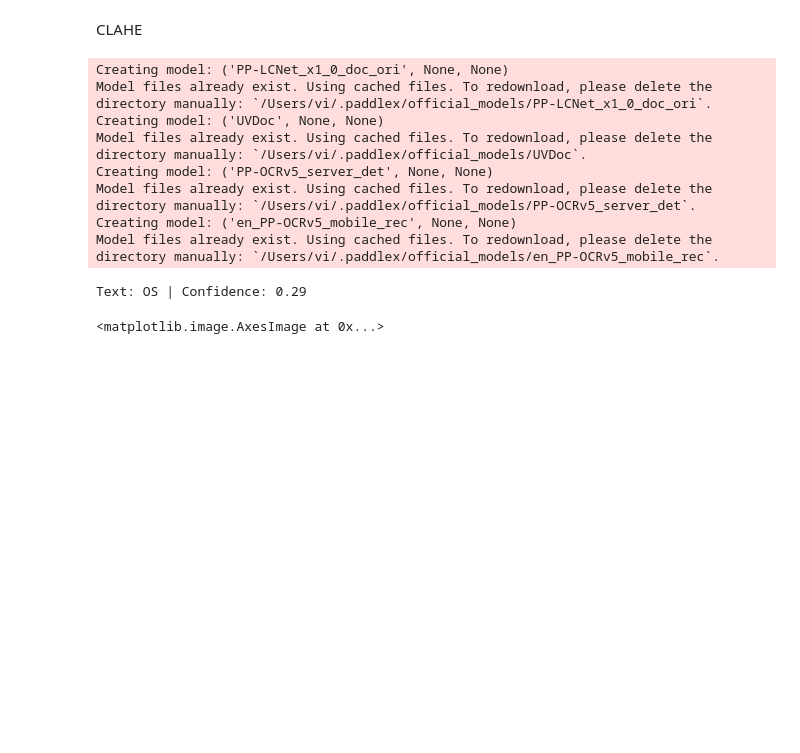
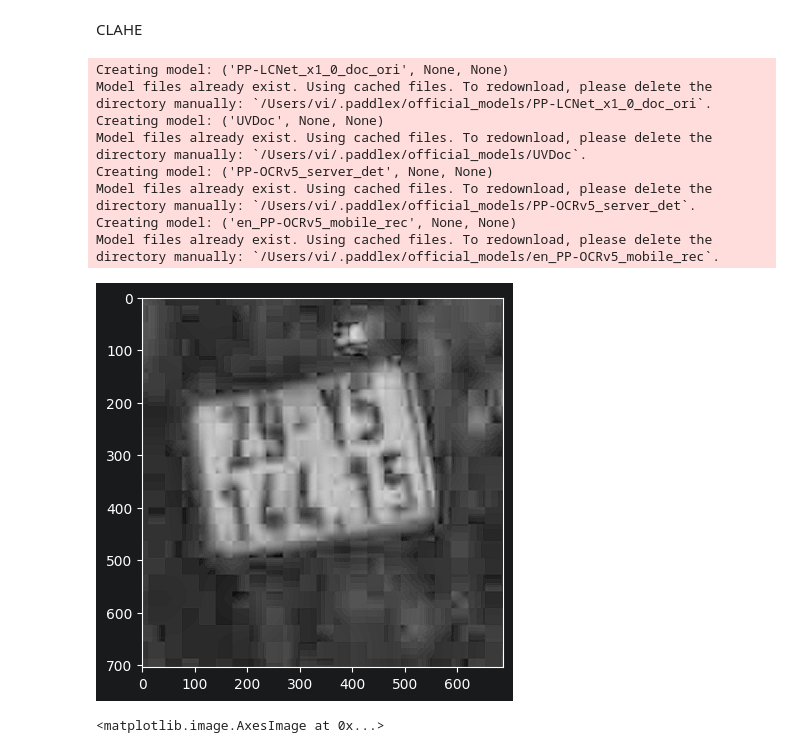
Before and after one commit to Dangkyvi/YOLOv8-License-Plate-Recognition, a Jupyter notebook: SourceCodePlate/training/testPredictPlate.ipynb, the cells around one changed output. Cells and saved outputs as stored; diff of their text form; code cells hidden in the pictures; blank space fills up the shorter version.

```diff
--- a/SourceCodePlate/training/testPredictPlate.ipynb
+++ b/SourceCodePlate/training/testPredictPlate.ipynb
@@ -159,43 +280,55 @@ import cv2
 from paddleocr import PaddleOCR
 
 ocr = PaddleOCR(use_angle_cls = False, lang = 'en')
-frame = cv2.imread("crop_0_5.jpg")
+frame = cv2.imread("crop_0_0.png")
 # frame = adjust_gamma(frame)
 # lab = cv2.cvtColor(frame, cv2.COLOR_BGR2LAB)
 #
 # l, a, b = cv2.split(lab)
 #
 # clahe = cv2.createCLAHE(
 #     clipLimit=2.0,
 #     tileGridSize=(8,8)
 # )
 #
 # l = clahe.apply(l)
 #
 # lab = cv2.merge((l,a,b))
 #
 # result = cv2.cvtColor(lab, cv2.COLOR_LAB2BGR)
-# plt.imshow(result)
+#
+# result = cv2.cvtColor(result, cv2.COLOR_BGR2GRAY)
+# blur = cv2.GaussianBlur(result, (3,3), 0)
+# _,thresh = cv2.threshold(
+#     blur,
+#     0,
+#     255,
+#     cv2.THRESH_BINARY + cv2.THRESH_OTSU
+# )
+# result = cv2.cvtColor(thresh, cv2.COLOR_RGB2BGR)
+result, threshold = enhance_plate(frame)
+result = cv2.cvtColor(result, cv2.COLOR_GRAY2BGR)
+plt.imshow(result)
 
-ocr_result = ocr.predict(frame)
+ocr_result = ocr.predict(result)
 if ocr_result:
     res = ocr_result[0]
 
     texts = res['rec_texts']
     scores = res['rec_scores']
 
     for text, score in zip(texts, scores):
         print(f"Text: {text} | Confidence: {score:.2f}")
 # %% [output]
 Creating model: ('PP-LCNet_x1_0_doc_ori', None, None)
 Model files already exist. Using cached files. To redownload, please delete the directory manually: `/Users/vi/.paddlex/official_models/PP-LCNet_x1_0_doc_ori`.
 Creating model: ('UVDoc', None, None)
 Model files already exist. Using cached files. To redownload, please delete the directory manually: `/Users/vi/.paddlex/official_models/UVDoc`.
 Creating model: ('PP-OCRv5_server_det', None, None)
 Model files already exist. Using cached files. To redownload, please delete the directory manually: `/Users/vi/.paddlex/official_models/PP-OCRv5_server_det`.
 Creating model: ('en_PP-OCRv5_mobile_rec', None, None)
 Model files already exist. Using cached files. To redownload, please delete the directory manually: `/Users/vi/.paddlex/official_models/en_PP-OCRv5_mobile_rec`.
-Text: OS | Confidence: 0.29
+[figure, added]
 # %%
 import cv2
 import numpy as np
```
Also changed, not shown: parts of 6 cells of this notebook, 17 other files.
